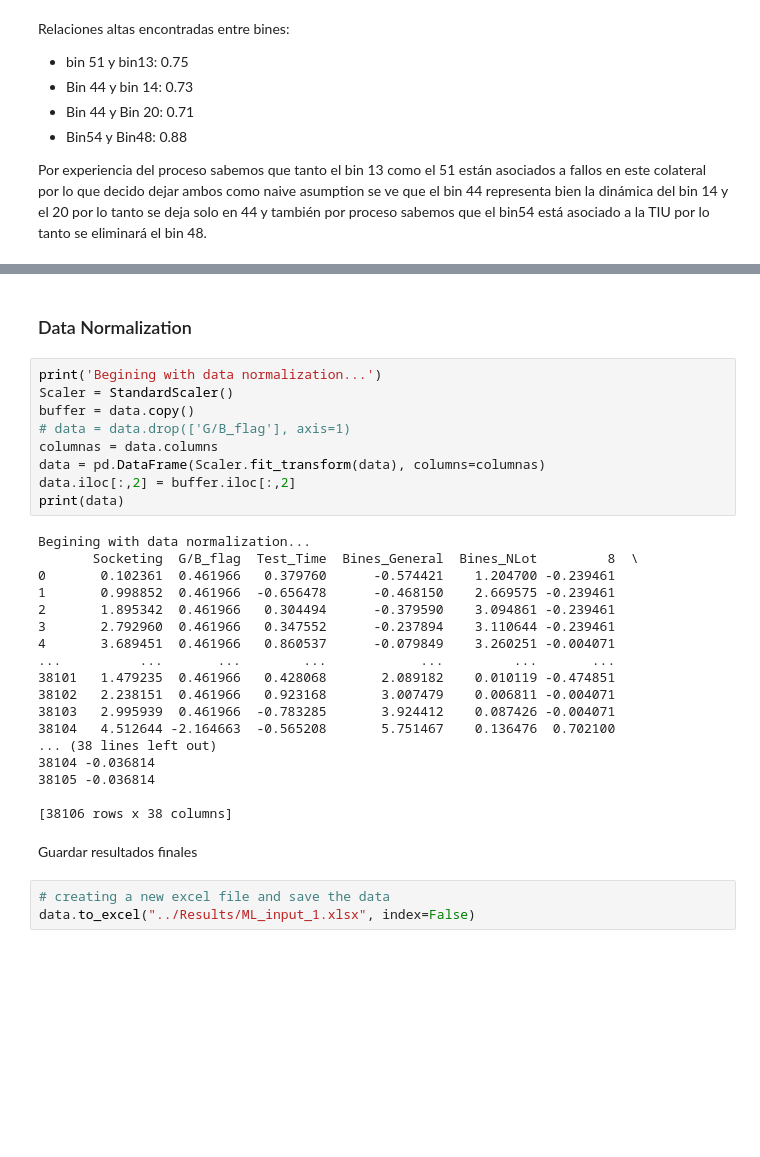
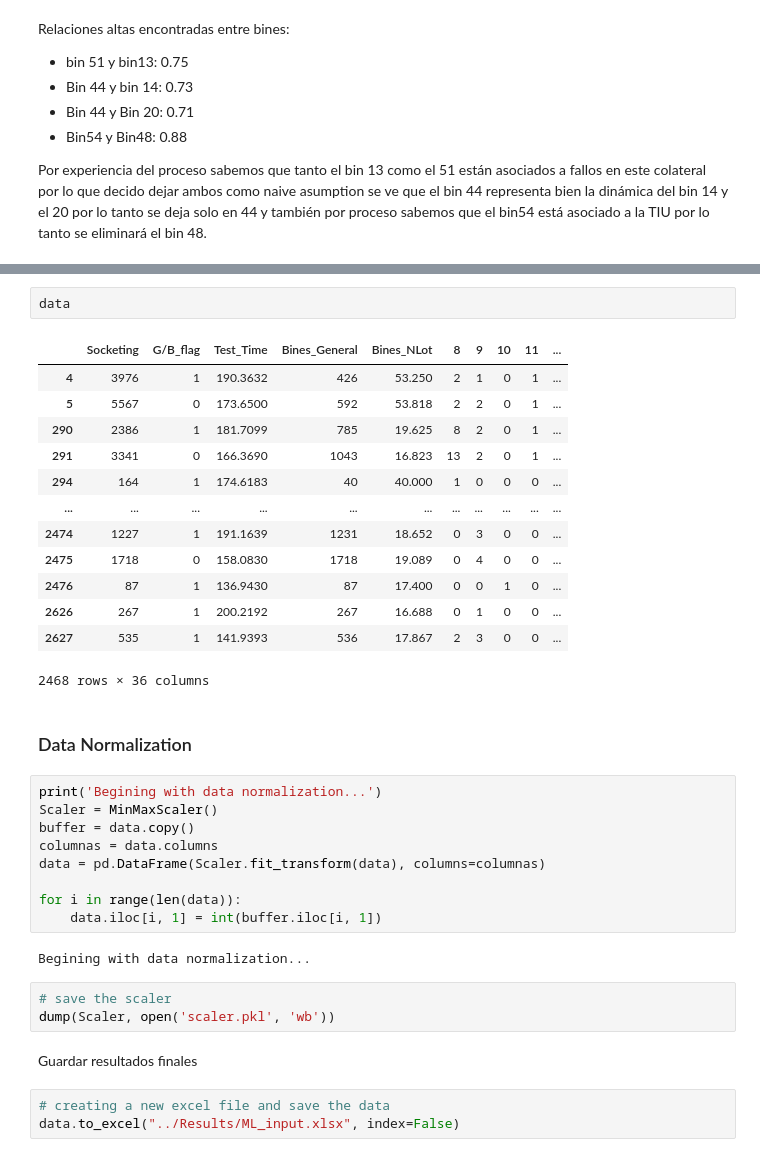
Before and after one commit to felipebm09/Proyecto-El-ctrico, a Jupyter notebook: Source/Code/Data_Preprocessing.ipynb, the cells around one changed output, grey strips where cells are left out. Drawn from its saved outputs; the diff is of its cells as text; blank space fills up the shorter version.

```diff
--- a/Source/Code/Data_Preprocessing.ipynb
+++ b/Source/Code/Data_Preprocessing.ipynb
@@ -144,34 +128,37 @@ Nueva dimension:  (38106, 38)
+# %%
+data
+# %% [output]
+|  | Socketing | G/B_flag | Test_Time | Bines_General | Bines_NLot | 8 | 9 | 10 | 11 | ... |
+| 4 | 3976 | 1 | 190.3632 | 426 | 53.250 | 2 | 1 | 0 | 1 | ... |
+| 5 | 5567 | 0 | 173.6500 | 592 | 53.818 | 2 | 2 | 0 | 1 | ... |
+| 290 | 2386 | 1 | 181.7099 | 785 | 19.625 | 8 | 2 | 0 | 1 | ... |
+| 291 | 3341 | 0 | 166.3690 | 1043 | 16.823 | 13 | 2 | 0 | 1 | ... |
+| 294 | 164 | 1 | 174.6183 | 40 | 40.000 | 1 | 0 | 0 | 0 | ... |
+| ... | ... | ... | ... | ... | ... | ... | ... | ... | ... | ... |
+| 2474 | 1227 | 1 | 191.1639 | 1231 | 18.652 | 0 | 3 | 0 | 0 | ... |
+| 2475 | 1718 | 0 | 158.0830 | 1718 | 19.089 | 0 | 4 | 0 | 0 | ... |
+| 2476 | 87 | 1 | 136.9430 | 87 | 17.400 | 0 | 0 | 1 | 0 | ... |
+| 2626 | 267 | 1 | 200.2192 | 267 | 16.688 | 0 | 1 | 0 | 0 | ... |
+| 2627 | 535 | 1 | 141.9393 | 536 | 17.867 | 2 | 3 | 0 | 0 | ... |
+2468 rows × 36 columns
 # %% [markdown]
 ### Data Normalization
 # %%
 print('Begining with data normalization...')
-Scaler = StandardScaler()
+Scaler = MinMaxScaler()
 buffer = data.copy()
-# data = data.drop(['G/B_flag'], axis=1)
 columnas = data.columns
 data = pd.DataFrame(Scaler.fit_transform(data), columns=columnas)
-data.iloc[:,2] = buffer.iloc[:,2]
-print(data)
+
+for i in range(len(data)):
+    data.iloc[i, 1] = int(buffer.iloc[i, 1])
 # %% [output]
 Begining with data normalization...
-       Socketing  G/B_flag  Test_Time  Bines_General  Bines_NLot         8  \
-0       0.102361  0.461966   0.379760      -0.574421    1.204700 -0.239461
-1       0.998852  0.461966  -0.656478      -0.468150    2.669575 -0.239461
-2       1.895342  0.461966   0.304494      -0.379590    3.094861 -0.239461
-3       2.792960  0.461966   0.347552      -0.237894    3.110644 -0.239461
-4       3.689451  0.461966   0.860537      -0.079849    3.260251 -0.004071
-...          ...       ...        ...            ...         ...       ...
-38101   1.479235  0.461966   0.428068       2.089182    0.010119 -0.474851
-38102   2.238151  0.461966   0.923168       3.007479    0.006811 -0.004071
-38103   2.995939  0.461966  -0.783285       3.924412    0.087426 -0.004071
-38104   4.512644 -2.164663  -0.565208       5.751467    0.136476  0.702100
-... (38 lines left out)
-38104 -0.036814
-38105 -0.036814
-
-[38106 rows x 38 columns]
+# %%
+# save the scaler
+dump(Scaler, open('scaler.pkl', 'wb'))
 # %% [markdown]
 Guardar resultados finales
 # %%
 # creating a new excel file and save the data
-data.to_excel("../Results/ML_input_1.xlsx", index=False)
+data.to_excel("../Results/ML_input.xlsx", index=False)
```
Also changed, not shown: parts of 6 cells of this notebook, 9 other files.
